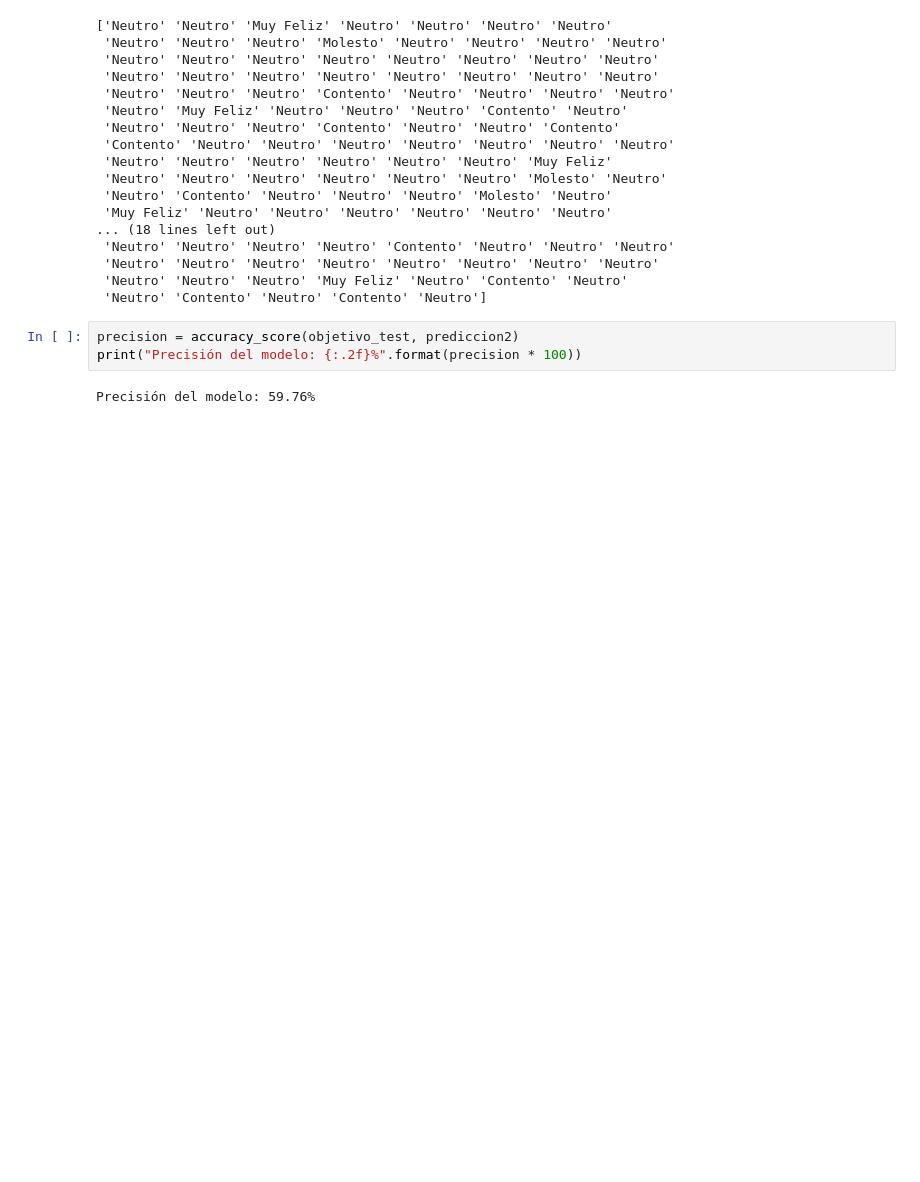
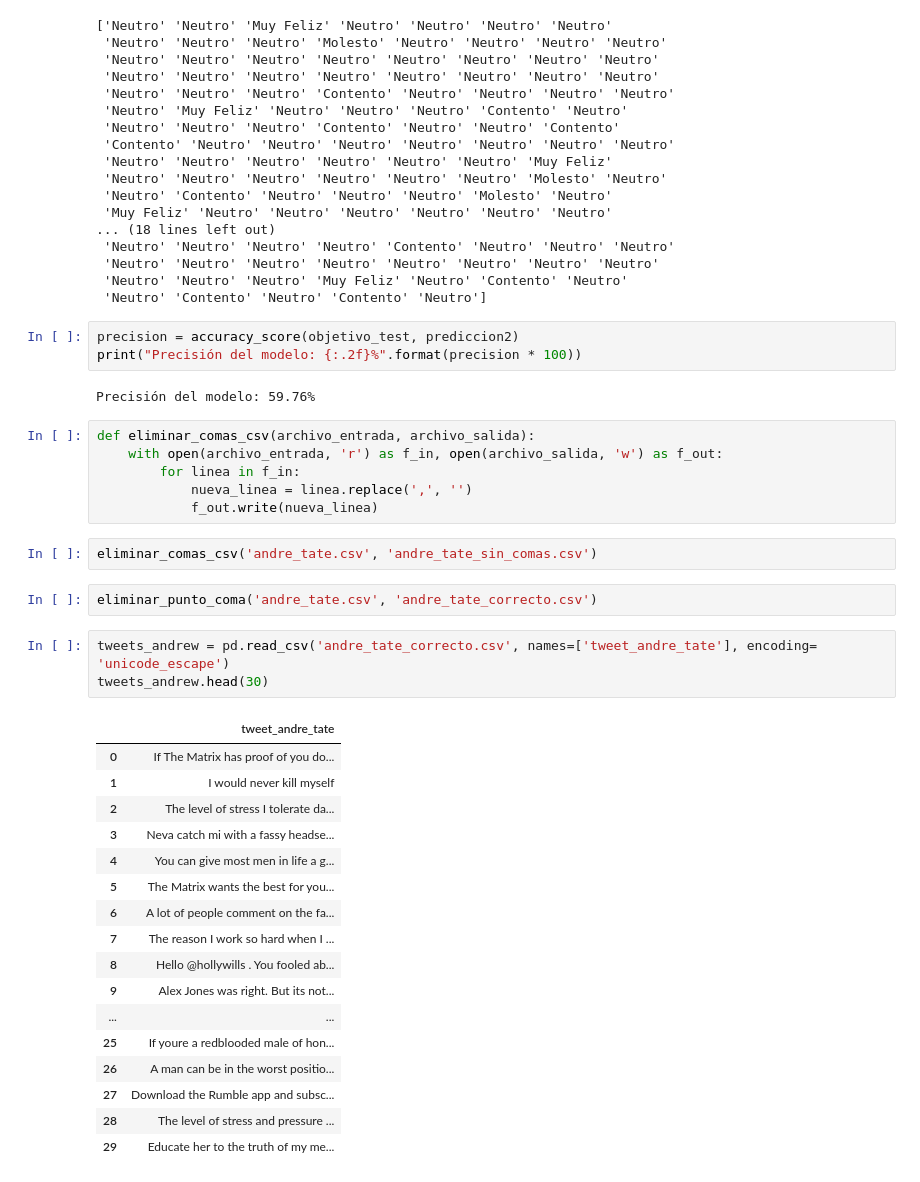
Before and after one commit to Antonio23337/Analisis-Sentimientos, a Jupyter notebook: recopilar_tweets.ipynb, the cells around one changed output. Drawn from its saved outputs; the diff is of its cells as text; blank space fills up the shorter version.

```diff
--- a/recopilar_tweets.ipynb
+++ b/recopilar_tweets.ipynb
@@ -402,3 +405,34 @@ precision = accuracy_score(objetivo_test, prediccion2)
 print("Precisión del modelo: {:.2f}%".format(precision * 100))
 # %% [output]
 Precisión del modelo: 59.76%
+# %%
+def eliminar_comas_csv(archivo_entrada, archivo_salida):
+    with open(archivo_entrada, 'r') as f_in, open(archivo_salida, 'w') as f_out:
+        for linea in f_in:
+            nueva_linea = linea.replace(',', '')
+            f_out.write(nueva_linea)
+# %%
+eliminar_comas_csv('andre_tate.csv', 'andre_tate_sin_comas.csv')
+# %%
+eliminar_punto_coma('andre_tate.csv', 'andre_tate_correcto.csv')
+# %%
+tweets_andrew = pd.read_csv('andre_tate_correcto.csv', names=['tweet_andre_tate'], encoding= 'unicode_escape')
+tweets_andrew.head(30)
+# %% [output]
+|  | tweet_andre_tate |
+| 0 | If The Matrix has proof of you do... |
+| 1 | I would never kill myself |
+| 2 | The level of stress I tolerate da... |
+| 3 | Neva catch mi with a fassy headse... |
+| 4 | You can give most men in life a g... |
+| 5 | The Matrix wants the best for you... |
+| 6 | A lot of people comment on the fa... |
+| 7 | The reason I work so hard when I ... |
+| 8 | Hello @hollywills . You fooled ab... |
+| 9 | Alex Jones was right. But its not... |
+| ... | ... |
+| 25 | If youre a redblooded male of hon... |
+| 26 | A man can be in the worst positio... |
+| 27 | Download the Rumble app and subsc... |
+| 28 | The level of stress and pressure ... |
+| 29 | Educate her to the truth of my me... |
```
Also changed, not shown: parts of 9 cells of this notebook, 4 other files.
